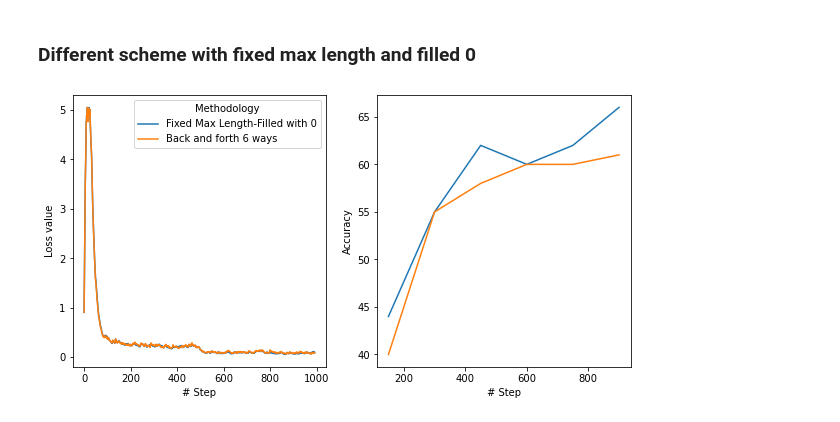
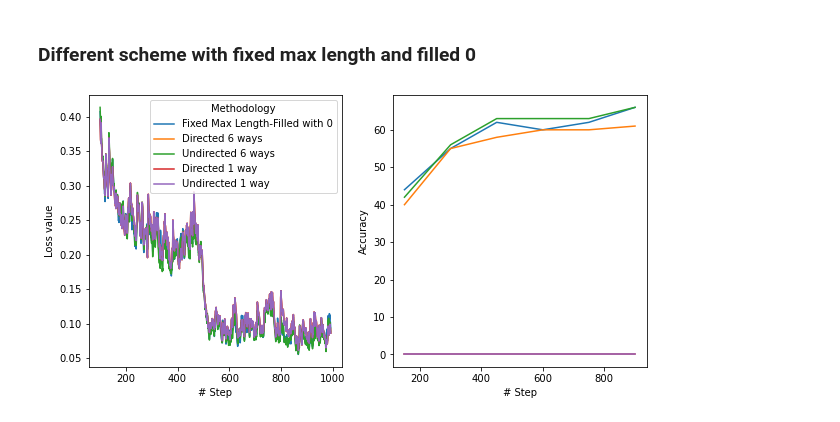
Before and after one commit to huynhducloi00/label-words-are-anchors, a Jupyter notebook: verify_unifiedqa/google-t5/plot_options.ipynb, the cells around one changed output. Cells and saved outputs as stored; diff of their text form; code cells hidden in the pictures.

```diff
--- a/verify_unifiedqa/google-t5/plot_options.ipynb
+++ b/verify_unifiedqa/google-t5/plot_options.ipynb
@@ -1,10 +1,11 @@
 # %%
 import pickle
 
-configs=[(True,True),(False, True),(True, False), (False, False)]
-data=[]
-for max_length,fill_0 in configs:
-    data.append(pickle.load(open(f't5-large_obqa_fact_epoch_1_{max_length}_{fill_0}_loss.pkl','rb')))
+configs = [(True, True), (False, True), (True, False), (False, False)]
+data = []
+for max_length, fill_0 in configs:
+    data.append(pickle.load(
+        open(f't5-large_obqa_fact_epoch_1_{max_length}_{fill_0}_loss.pkl', 'rb')))
 # %%
 import numpy as np
 from pandas import DataFrame
@@ -40,23 +46,40 @@ ax[1].legend().remove()
 # %% [markdown]
 ### Different scheme with fixed max length and filled 0
 # %%
-acc1=[[44,55,62,60,62,66],
-          [40,55,58,60,60,61]]
+acc1 = [[44, 55, 62, 60, 62, 66],
+        [40, 55, 58, 60, 60, 61],
+        [42, 56, 63, 63, 63, 66],
+        [0, 0, 0, 0, 0, 0],
+        [0, 0, 0, 0, 0, 0]]
 data[1]
-acc_df={'# Step':steps}
-scheme_backforth='Back and forth 6 ways'
-prime=get_str(flex_max_length=False, fill_0=True)
-acc_df[prime]=acc1[0]
-acc_df[scheme_backforth]=acc1[1]
-acc_dfp=DataFrame(acc_df).melt(id_vars='# Step',var_name='Methodology').rename(columns={'value':'Accuracy'})
+acc_df = {'# Step': steps}
+scheme = ['Directed 6 ways', 'Undirected 6 ways',
+          'Directed 1 way', 'Undirected 1 way']
+prime = get_str(flex_max_length=False, fill_0=True)
+acc_df[prime] = acc1[0]
+acc_df[scheme[0]] = acc1[1]
+acc_df[scheme[1]] = acc1[2]
+acc_df[scheme[2]] = acc1[3]
+acc_df[scheme[3]] = acc1[4]
+acc_dfp = DataFrame(acc_df).melt(
+    id_vars='# Step', var_name='Methodology').rename(columns={'value': 'Accuracy'})
 
-loss_df={'# Step':np.arange(len(data[1]))}
-loss_df[prime]=data[1]
-loss_df[scheme_backforth]=pickle.load(open(f'6way_new_t5-large_obqa_fact_epoch_1_loss.pkl','rb'))
-loss_dfp=DataFrame(loss_df).melt(id_vars='# Step',var_name='Methodology').rename(columns={'value':'Loss value'}) #value_vars=['Flexible Max Length-Fill 0']
-fig,ax=plt.subplots(1,2,figsize=(10,5))
-sns.lineplot(loss_dfp, x='# Step',y='Loss value', hue='Methodology',ax=ax[0])
-sns.lineplot(acc_dfp, x='# Step',y='Accuracy', hue='Methodology',ax=ax[1])
+loss_df = {'# Step': np.arange(len(data[1]))}
+loss_df[prime] = data[1]
+loss_df[scheme[0]] = pickle.load(
+    open(f'6way_new_t5-large_obqa_fact_epoch_1_loss.pkl', 'rb'))
+loss_df[scheme[1]] = pickle.load(
+    open(f'Scheme.UNDIRECTED_6W_new_t5-large_obqa_fact_epoch_1_loss.pkl', 'rb'))
+loss_df[scheme[2]] = pickle.load(
+    open(f'6way_new_t5-large_obqa_fact_epoch_1_loss.pkl', 'rb'))
+loss_df[scheme[3]] = pickle.load(
+    open(f'6way_new_t5-large_obqa_fact_epoch_1_loss.pkl', 'rb'))
+loss_dfp = DataFrame(loss_df).melt(id_vars='# Step', var_name='Methodology').rename(
+    columns={'value': 'Loss value'})  # value_vars=['Flexible Max Length-Fill 0']
+fig, ax = plt.subplots(1, 2, figsize=(10, 5))
+sns.lineplot(loss_dfp[loss_dfp['# Step'] > 100], x='# Step',
+             y='Loss value', hue='Methodology', ax=ax[0])
+sns.lineplot(acc_dfp, x='# Step', y='Accuracy', hue='Methodology', ax=ax[1])
 ax[1].legend().remove()
 # %% [output]
-[figure, old version]
+[figure, new version]
```
Also changed, not shown: parts of 6 cells of this notebook.
